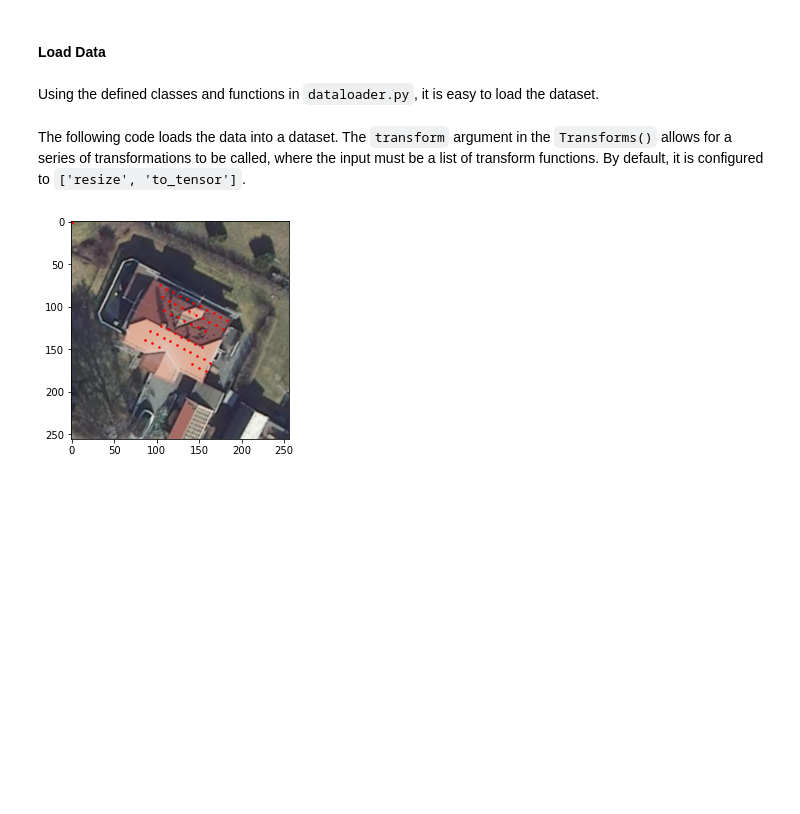
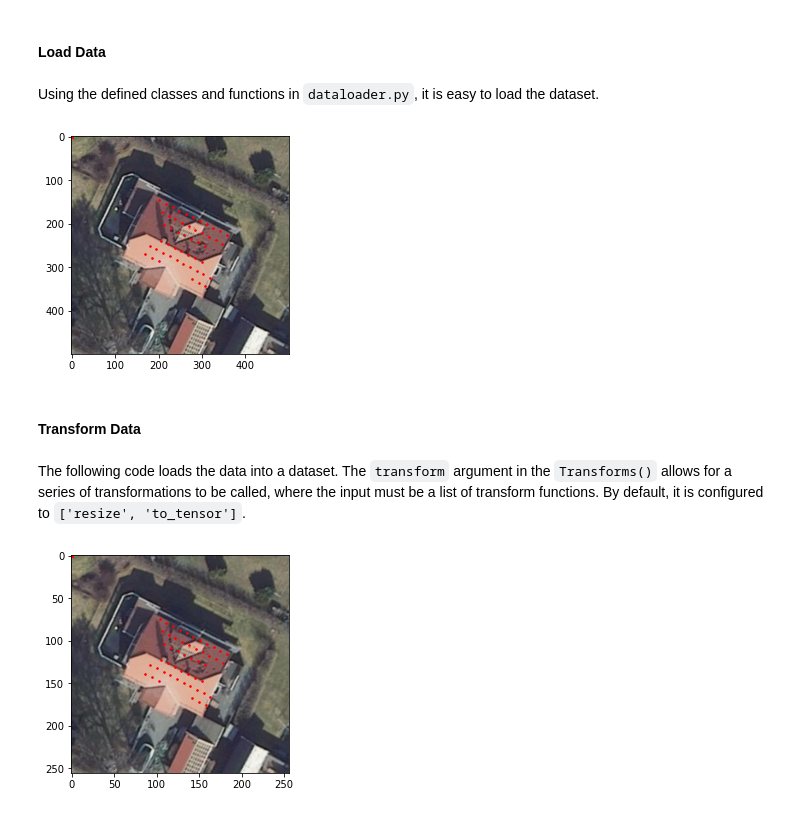
Before and after one commit to WizenPainter/autotetris, a Jupyter notebook: alejandro_test.ipynb, the cells around one changed output. Saved outputs shown, nothing was run; the diff lists cells and outputs as text; code cells hidden in the pictures; blank space fills up the shorter version.

```diff
--- a/alejandro_test.ipynb
+++ b/alejandro_test.ipynb
@@ -30,6 +30,17 @@ Using the defined classes and functions in `dataloader.py`, it is easy to load t
 # %%
 # The path to the metadata.hdf file must be stored in a string
 path = "/Users/alex_christlieb/Desktop/small_sample_out/metadata_sample.hdf"
+# %%
+raw_data = RoofDataSet(path, transform=None)
+# %%
+# Querying an index in the data loader
+img, centroid = raw_data[7]
+
+show_centroids(img, centroids=centroid, tensor=False)
+# %% [output]
+[figure, added]
+# %% [markdown]
+#### Transform Data
 # %% [markdown]
 The following code loads the data into a dataset. The `transform` argument in the `Transforms()` allows for a series of transformations to be called, where the input must be a list of transform functions. By default, it is configured to `['resize', 'to_tensor']`.
 # %%
```
Also changed, not shown: parts of 1 cell of this notebook, 1 other file.
